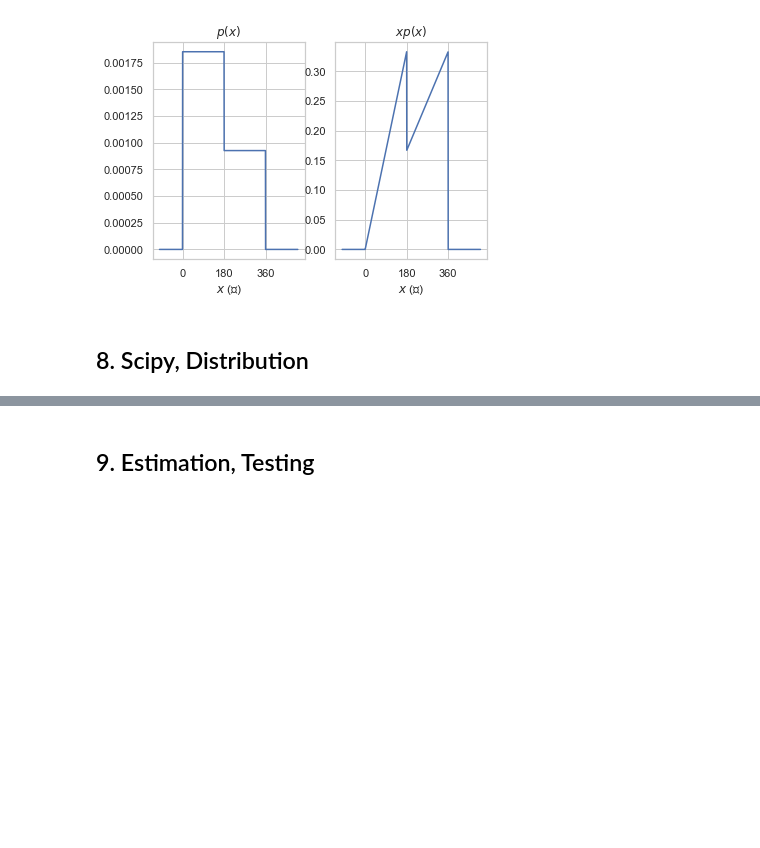
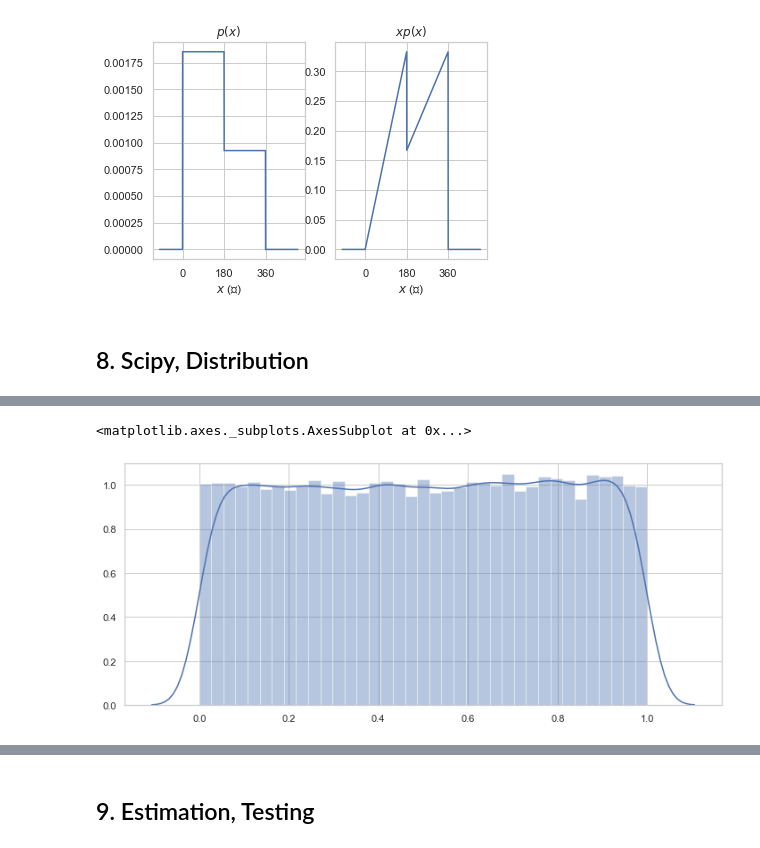
Before and after one commit to KIMS-Github/TIL_, a Jupyter notebook: math/Math_Test_1_2_3/Math_test_part2.ipynb, the cells around one changed output, grey strips where cells are left out. Drawn from its saved outputs; the diff is of its cells as text; code cells hidden in the pictures; blank space fills up the shorter version.

```diff
--- a/math/Math_Test_1_2_3/Math_test_part2.ipynb
+++ b/math/Math_Test_1_2_3/Math_test_part2.ipynb
@@ -215,0 +243,34 @@ Font 'default' does not have a glyph for '\ub3c4' [U+b3c4], substituting with a
+# %%
+rv1 = sp.stats.uniform()
+rv2 = sp.stats.uniform()
+rv3 = sp.stats.uniform()
+rv4 = sp.stats.uniform()
+rv5 = sp.stats.uniform()
+rv6 = sp.stats.uniform()
+rv7 = sp.stats.uniform()
+rv8 = sp.stats.uniform()
+rv9 = sp.stats.uniform()
+rv10 = sp.stats.uniform()
+
+np.random.seed(0)
+N = 50000
+x_1 = rv1.rvs(N)
+x_2 = rv2.rvs(N)
+x_3 = rv3.rvs(N)
+x_4 = rv4.rvs(N)
+x_5 = rv5.rvs(N)
+x_6 = rv6.rvs(N)
+x_7 = rv7.rvs(N)
+x_8 = rv8.rvs(N)
+x_9 = rv9.rvs(N)
+x_10 = rv10.rvs(N)
+
+
+x_10 = x_1 + x_2 + x_3 + x_4 + x_5 + x_6 + x_7 + x_8 + x_9
+
+plt.figure(figsize=(12, 5))
+
+sns.distplot(x_3)
+# %% [output]
+<matplotlib.axes._subplots.AxesSubplot at 0x...>
+[figure, added]
```
Also changed, not shown: parts of 139 cells of this notebook, 13 other files.
